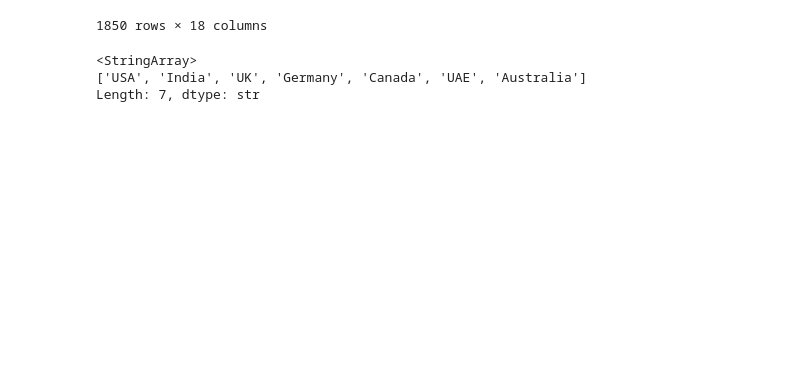
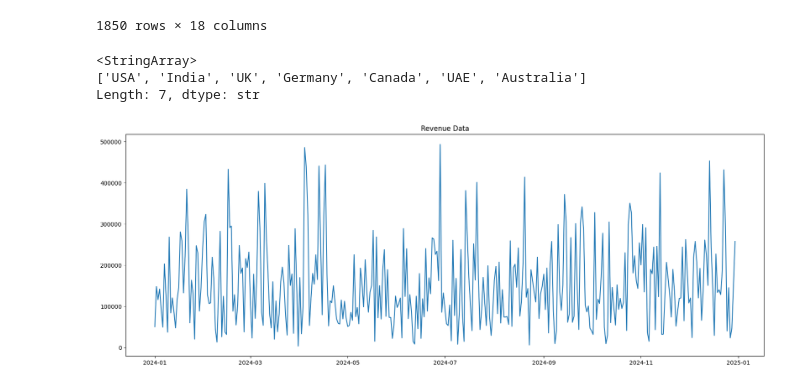
Before and after one commit to marcie-kx/PathSynch_Pod_H, a Jupyter notebook: prophet_new_data.ipynb, the cells around one changed output. Saved outputs shown, nothing was run; the diff lists cells and outputs as text; code cells hidden in the pictures; blank space fills up the shorter version.

```diff
--- a/prophet_new_data.ipynb
+++ b/prophet_new_data.ipynb
@@ -59,5 +61,12 @@ df_daily = df_daily.rename(columns={'revenue': 'y'})
 # print(df_daily)
 # print(df_daily.columns)
+# %%
+plt.subplots(figsize=(20,7))
+plt.plot(df_daily['ds'],df_daily['y'])
+plt.title('Revenue Data')
+plt.show()
+# %% [output]
+[figure, added]
 # %%
 # Including Black Friday
 black_friday = pd.DataFrame({
```
Also changed, not shown: parts of 8 cells of this notebook.
